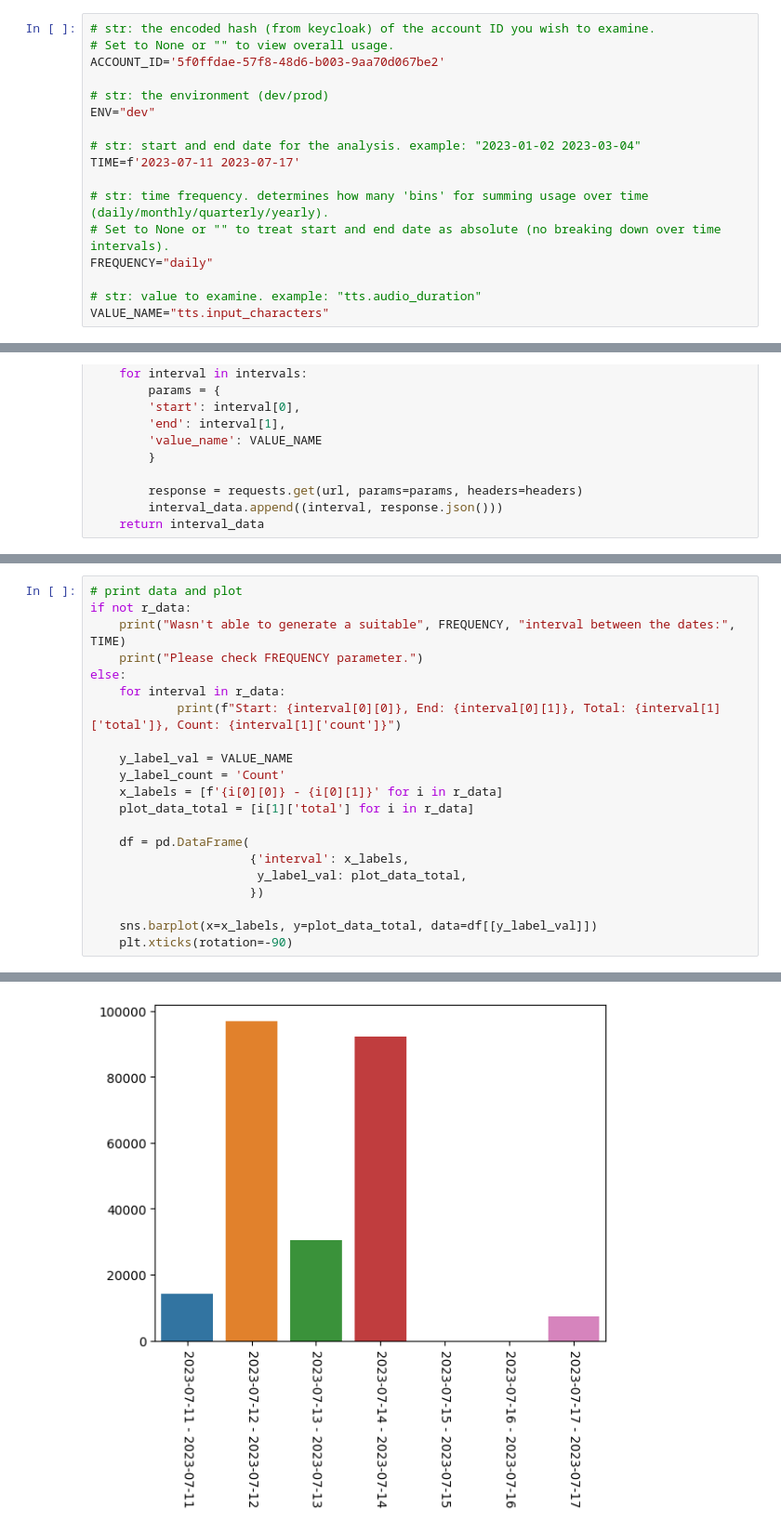
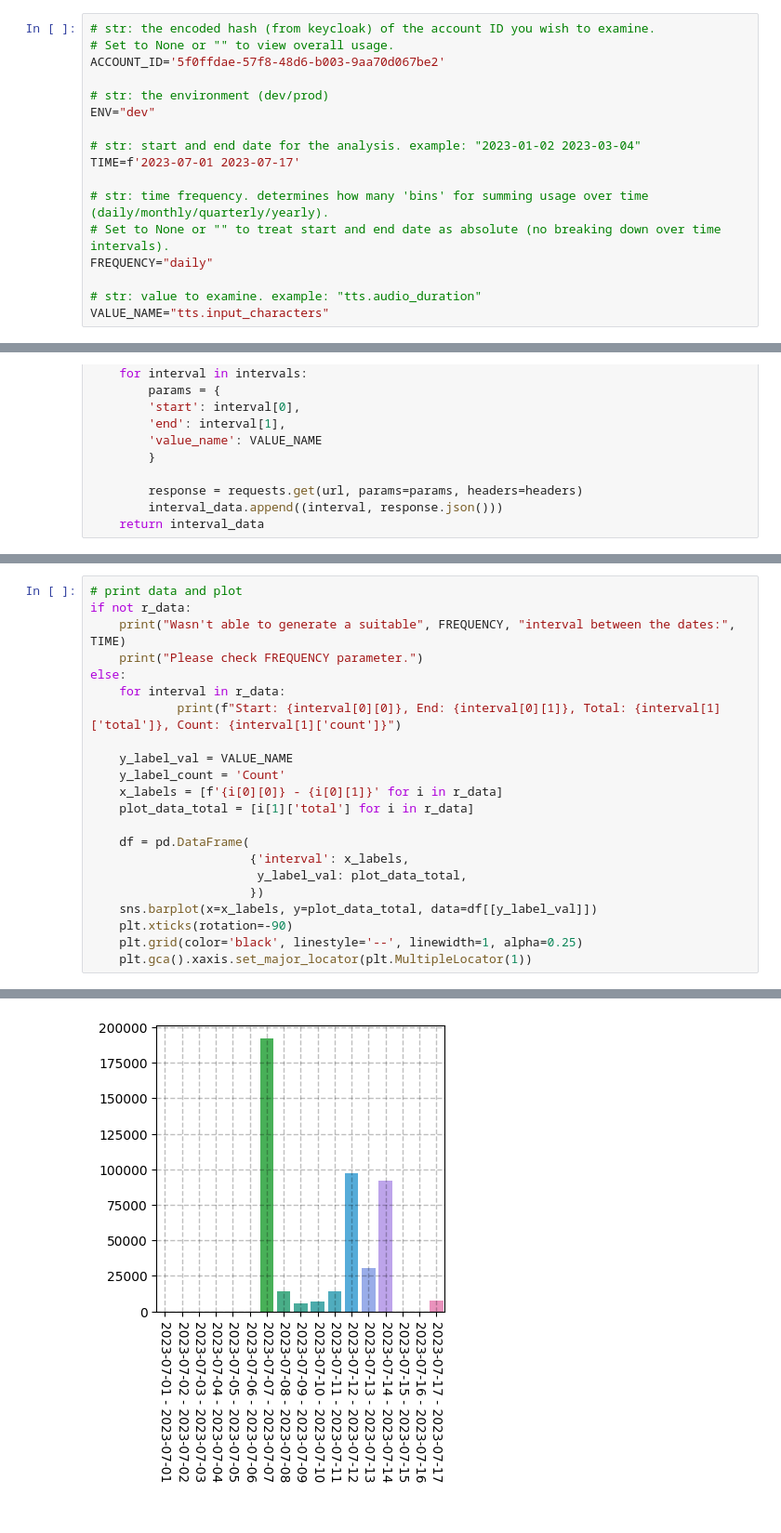
Before and after one commit to the-mama-ai/billie-stats-visualizer, a Jupyter notebook: notebook/notebook/billie_stats_visualizer.ipynb, the cells around one changed output, grey strips where cells are left out. Shown at 93% size. Saved outputs shown, nothing was run; the diff lists cells and outputs as text.

```diff
--- a/notebook/notebook/billie_stats_visualizer.ipynb
+++ b/notebook/notebook/billie_stats_visualizer.ipynb
@@ -29,7 +29,7 @@ ACCOUNT_ID='5f0ffdae-57f8-48d6-b003-9aa70d067be2'
 ENV="dev"
 
 # str: start and end date for the analysis. example: "2023-01-02 2023-03-04"
-TIME=f'2023-07-11 2023-07-17'
+TIME=f'2023-07-01 2023-07-17'
 
 # str: time frequency. determines how many 'bins' for summing usage over time (daily/monthly/quarterly/yearly).
 # Set to None or "" to treat start and end date as absolute (no breaking down over time intervals).
@@ -121,7 +121,8 @@ else:
                       {'interval': x_labels,
                        y_label_val: plot_data_total,
                       })
-
     sns.barplot(x=x_labels, y=plot_data_total, data=df[[y_label_val]])
     plt.xticks(rotation=-90)
+    plt.grid(color='black', linestyle='--', linewidth=1, alpha=0.25)
+    plt.gca().xaxis.set_major_locator(plt.MultipleLocator(1))
 # %% [output]
@@ -128,8 +139,8 @@ else:
 Start: 2023-07-11, End: 2023-07-11, Total: 14356.0, Count: 39
 Start: 2023-07-12, End: 2023-07-12, Total: 96956.0, Count: 282
 Start: 2023-07-13, End: 2023-07-13, Total: 30414.0, Count: 87
 Start: 2023-07-14, End: 2023-07-14, Total: 92274.0, Count: 278
 Start: 2023-07-15, End: 2023-07-15, Total: 0.0, Count: 0
 Start: 2023-07-16, End: 2023-07-16, Total: 0.0, Count: 0
 Start: 2023-07-17, End: 2023-07-17, Total: 7441.0, Count: 23
-[figure, old version]
+[figure, new version]
```
Also changed, not shown: parts of 2 cells of this notebook.
